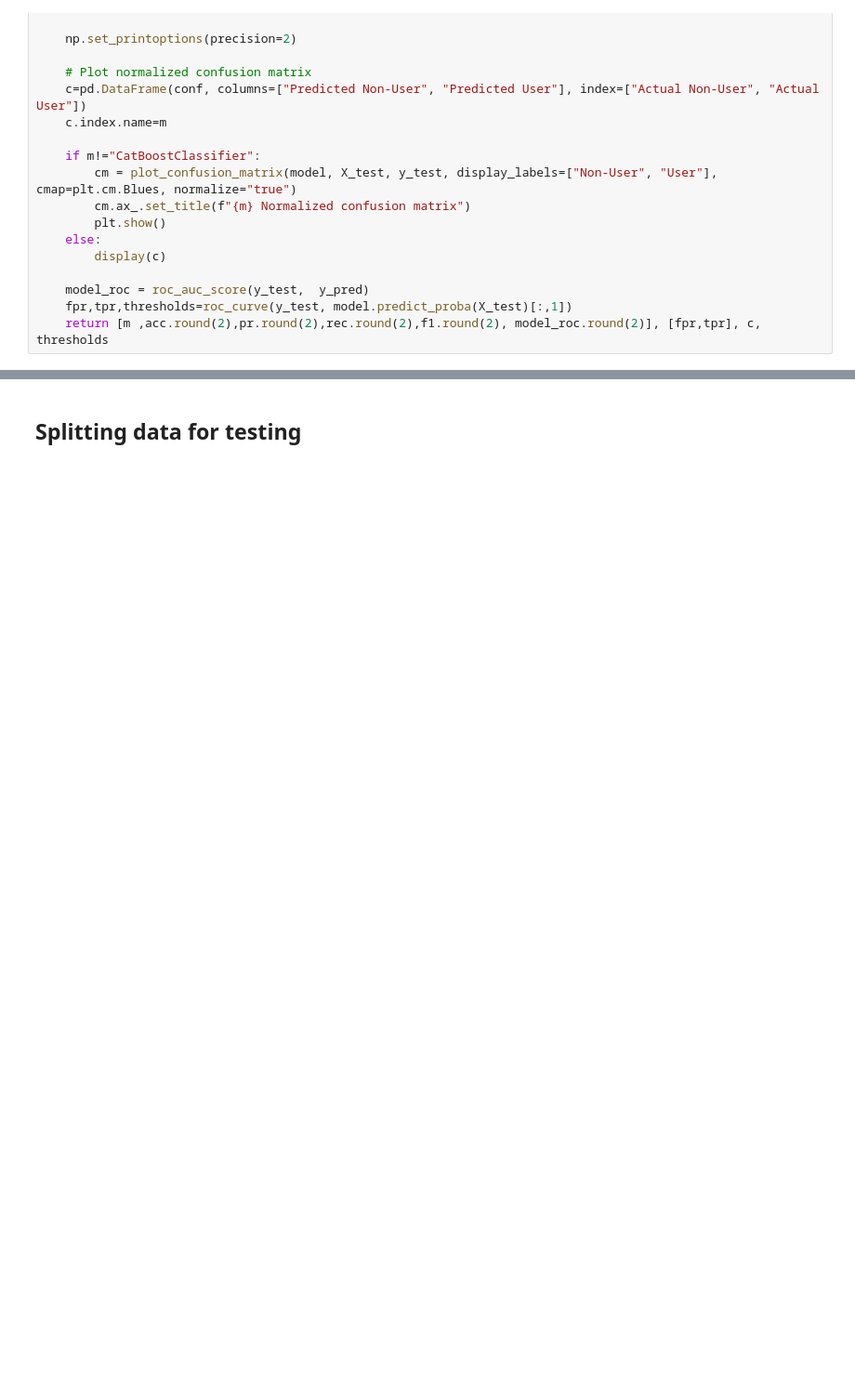
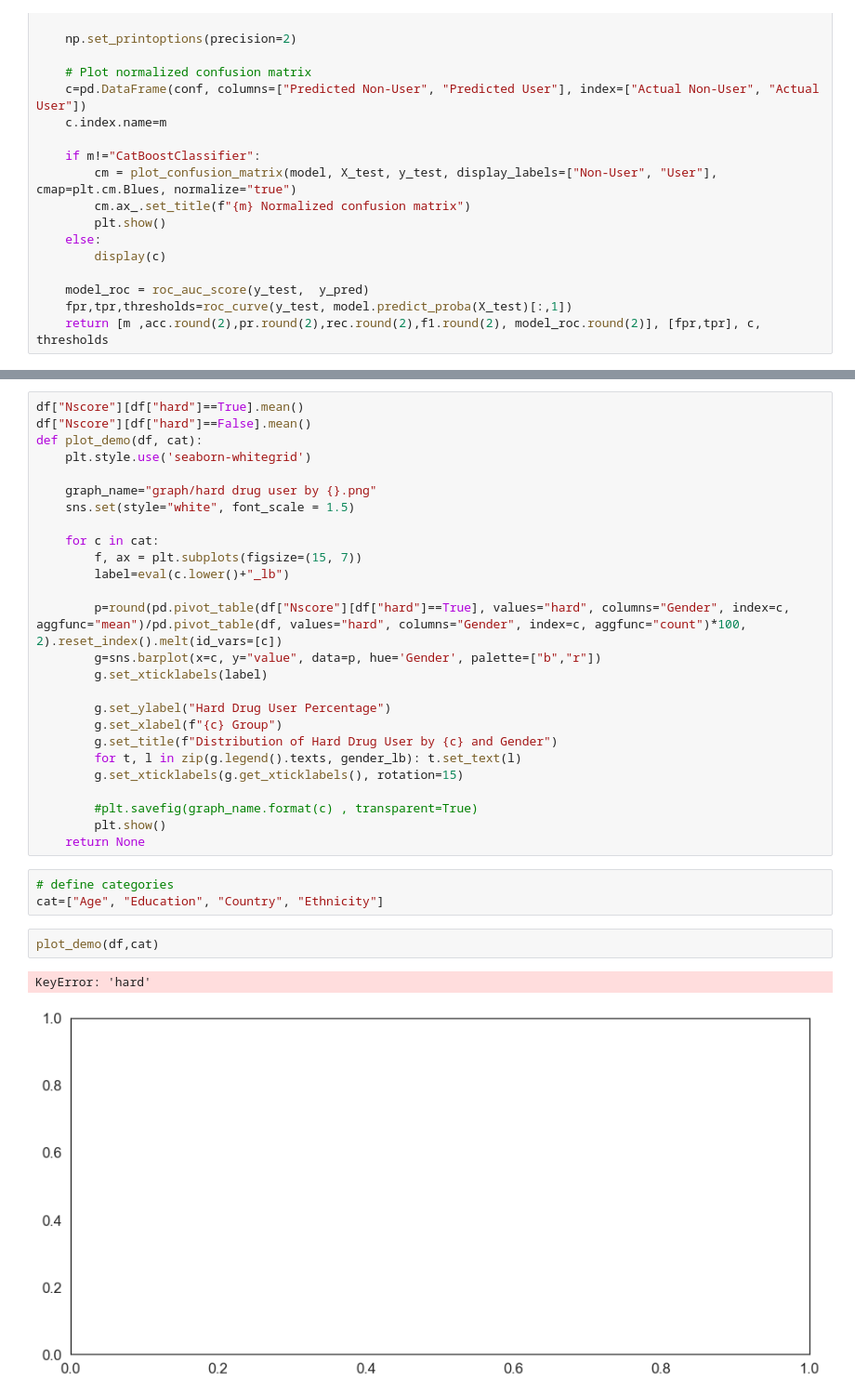
Before and after one commit to SinaLotfiomran/Project_ML_2, a Jupyter notebook: ML_2_Notebook.ipynb, the cells around one changed output, grey strips where cells are left out. Shown at 93% size. Drawn from its saved outputs; the diff is of its cells as text; blank space fills up the shorter version.

```diff
--- a/ML_2_Notebook.ipynb
+++ b/ML_2_Notebook.ipynb
@@ -403,2 +421,34 @@ array([2.  , 1.  , 0.99, 0.99, 0.99, 0.99, 0.98, 0.98, 0.97, 0.97, 0.97,
-# %% [markdown]
-## Splitting data for testing
+# %%
+df["Nscore"][df["hard"]==True].mean()
+df["Nscore"][df["hard"]==False].mean()
+def plot_demo(df, cat):
+    plt.style.use('seaborn-whitegrid')
+
+    graph_name="graph/hard drug user by {}.png"
+    sns.set(style="white", font_scale = 1.5)
+
+    for c in cat:
+        f, ax = plt.subplots(figsize=(15, 7))
+        label=eval(c.lower()+"_lb")
+
+        p=round(pd.pivot_table(df["Nscore"][df["hard"]==True], values="hard", columns="Gender", index=c, aggfunc="mean")/pd.pivot_table(df, values="hard", columns="Gender", index=c, aggfunc="count")*100, 2).reset_index().melt(id_vars=[c])
+        g=sns.barplot(x=c, y="value", data=p, hue='Gender', palette=["b","r"])
+        g.set_xticklabels(label)
+
+        g.set_ylabel("Hard Drug User Percentage")
+        g.set_xlabel(f"{c} Group")
+        g.set_title(f"Distribution of Hard Drug User by {c} and Gender")
+        for t, l in zip(g.legend().texts, gender_lb): t.set_text(l)
+        g.set_xticklabels(g.get_xticklabels(), rotation=15)
+
+        #plt.savefig(graph_name.format(c) , transparent=True)
+        plt.show()
+    return None
+# %%
+# define categories
+cat=["Age", "Education", "Country", "Ethnicity"]
+# %%
+plot_demo(df,cat)
+# %% [output]
+KeyError: 'hard'
+[figure, added]
```
Also changed, not shown: parts of 20 cells of this notebook.
